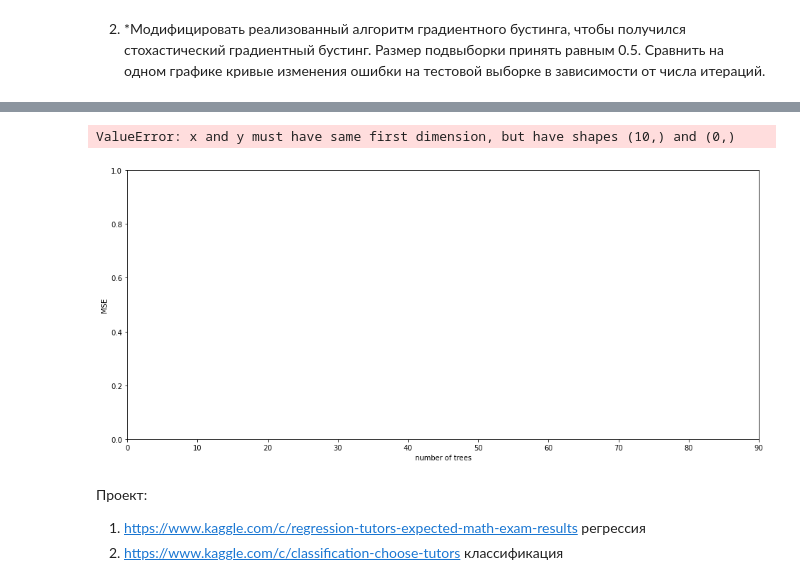
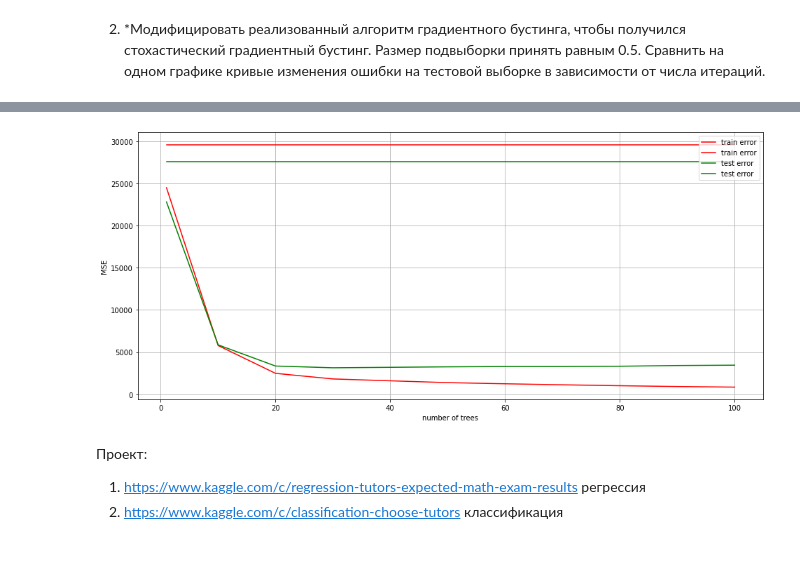
Before and after one commit to sss777999/GBai, a Jupyter notebook: Алгоритмы анализа данных/Урок 6. Градиентный бустинг (AdaBoost)/Lesson_6_extended.ipynb, the cells around one changed output, grey strips where cells are left out. Cells and saved outputs as stored; diff of their text form; code cells hidden in the pictures; blank space fills up the shorter version.

```diff
--- a/Алгоритмы анализа данных/Урок 6. Градиентный бустинг (AdaBoost)/Lesson_6_extended.ipynb
+++ b/Алгоритмы анализа данных/Урок 6. Градиентный бустинг (AdaBoost)/Lesson_6_extended.ipynb
@@ -1159,0 +1171,14 @@ Wall time: 2 s
+# %%
+%%time
+tree_2 = SGDB()
+
+# Число деревьев в ансамбле
+n_trees = 50
+
+# Максимальная глубина деревьев
+max_depth = 3
+
+# Шаг
+eta = 0.1
+
+trees_112, train_errors_112, test_errors_112= tree_2.gb_fit(n_trees, max_depth, X_train, X_test, y_train, y_test, eta, size=0.5)
@@ -1174,8 +1204,8 @@ num_of_trees_ = [1,10,20,30,50,60,70,80,90,100]
 # %%
 %%time
 tree = Gradient_boosting_tree()
-errors_train_ = []
-errors_test_ = []
+errors_train_9 = []
+errors_test_9 = []
 
 # Максимальная глубина деревьев
 max_depth = 3
@@ -1185,6 +1215,6 @@ eta = 0.1
 
 for n_trees in num_of_trees_:
     trees, train_errors, test_errors = tree.gb_fit(n_trees, max_depth, X_train, X_test, y_train, y_test, eta)
-    errors_train.append(errors_train_)
-    errors_test.append(errors_test_)
+    errors_train_9.append(train_errors)
+    errors_test_9.append(test_errors)
 # %% [output]
@@ -1192,16 +1222,14 @@ KeyboardInterrupt:
 # %%
 plt.figure(figsize = (16, 7))
 plt.xlabel('number of trees')
 plt.ylabel('MSE')
-plt.xlim(0, n_trees)
-plt.plot(num_trees, errors_train_, label='train error', c='red')
-plt.plot(num_trees, errors_test_, label='test error', c='green')
+plt.plot(num_of_trees_, errors_train_9, label='train error', c='red')
+plt.plot(num_of_trees_, errors_test_9, label='test error', c='green')
 plt.legend(loc='upper right')
 plt.grid()
 plt.show()
 # %% [output]
-ValueError: x and y must have same first dimension, but have shapes (10,) and (0,)
-[figure, old version]
+[figure, new version]
 # %% [markdown]
 Проект:
 1. https://www.kaggle.com/c/regression-tutors-expected-math-exam-results регрессия
```
Also changed, not shown: parts of 31 cells of this notebook.
